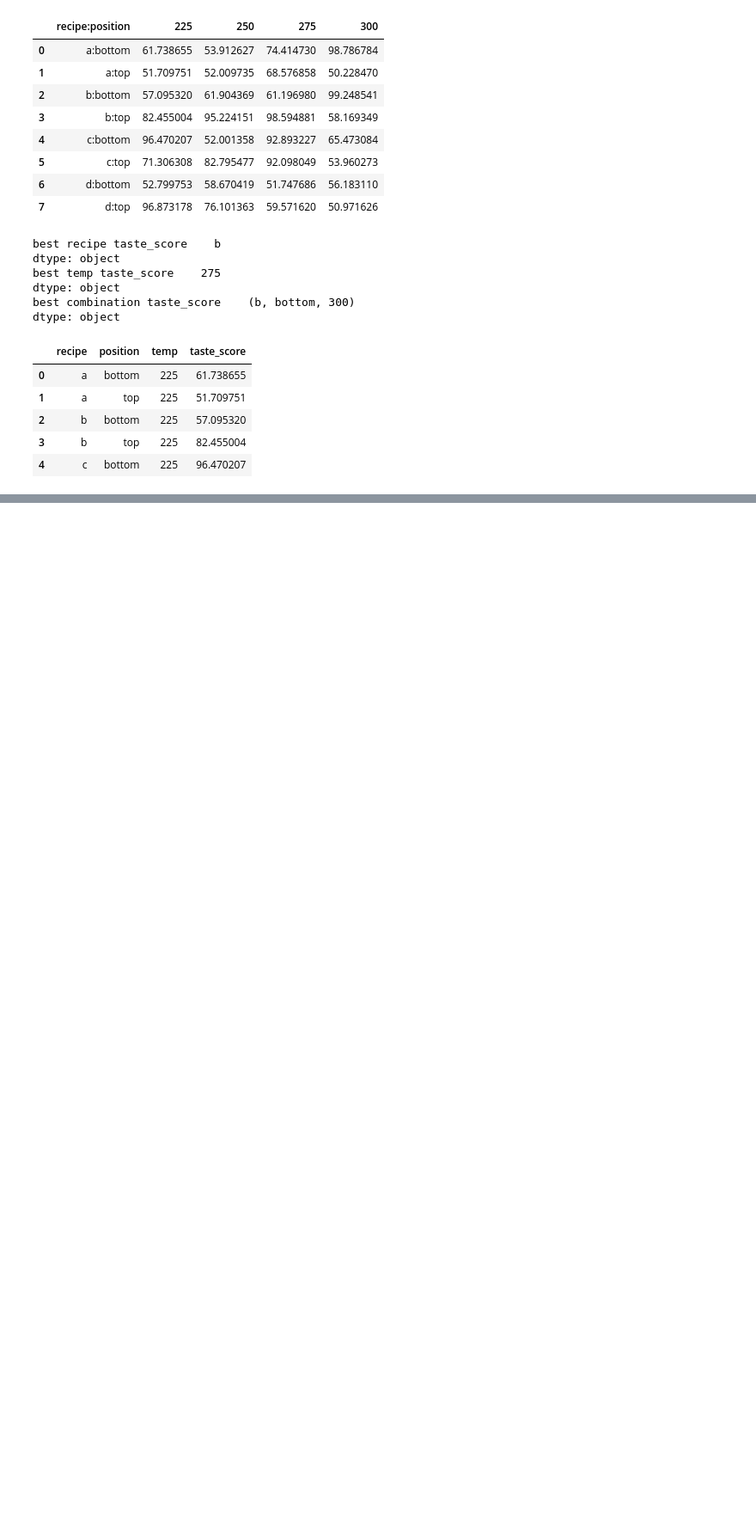
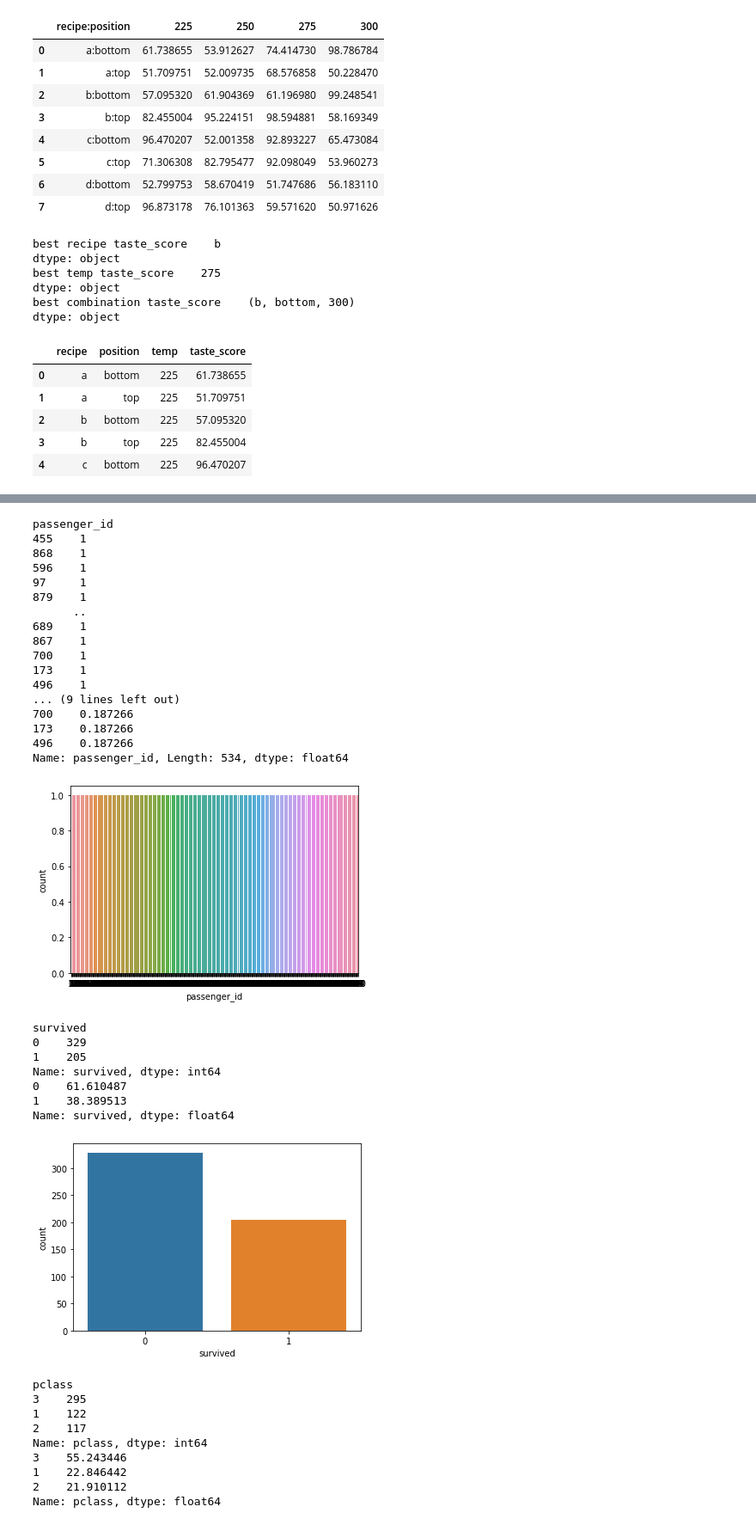
Before and after one commit to geary-shenck/classification-exercises, a Jupyter notebook: classification-exercises.ipynb, the cells around one changed output, grey strips where cells are left out. Shown at 86% size. Cells and saved outputs as stored; diff of their text form; code cells hidden in the pictures; blank space fills up the shorter version.

```diff
--- a/classification-exercises.ipynb
+++ b/classification-exercises.ipynb
@@ -542,0 +678,6 @@ dtype: object
+# %%
+#df = acquire.get_titanic_data()
+df = prepare.prep_titanic()
+df.drop(columns=["sex_male","embark_town_Queenstown","embark_town_Southampton"],inplace=True)
+train_df,validate_df,test_df = prepare.split_function(df,"survived")
+train_df
@@ -542,0 +702,4 @@ dtype: object
+# %%
+num_vars = list(train_df.select_dtypes(include = ["float64"]).columns)
+cat_vars = list(train_df.select_dtypes(include = ["int64","object","uint8"]).columns)
+print(num_vars,cat_vars)
@@ -542,0 +741,43 @@ dtype: object
+# %%
+for col in cat_vars:
+    print (col)
+    print(train_df[col].value_counts())
+    print(train_df[col].value_counts(normalize=True)*100)
+    sns.countplot(x=col, data=train_df)
+    plt.show()
+# %% [output]
+passenger_id
+455    1
+868    1
+596    1
+97     1
+879    1
+      ..
+689    1
+867    1
+700    1
+173    1
+496    1
+... (9 lines left out)
+700    0.187266
+173    0.187266
+496    0.187266
+Name: passenger_id, Length: 534, dtype: float64
+[figure, added]
+survived
+0    329
+1    205
+Name: survived, dtype: int64
+0    61.610487
+1    38.389513
+Name: survived, dtype: float64
+[figure, added]
+pclass
+3    295
+1    122
+2    117
+Name: pclass, dtype: int64
+3    55.243446
+1    22.846442
+2    21.910112
+Name: pclass, dtype: float64
```
Also changed, not shown: parts of 40 cells of this notebook.
